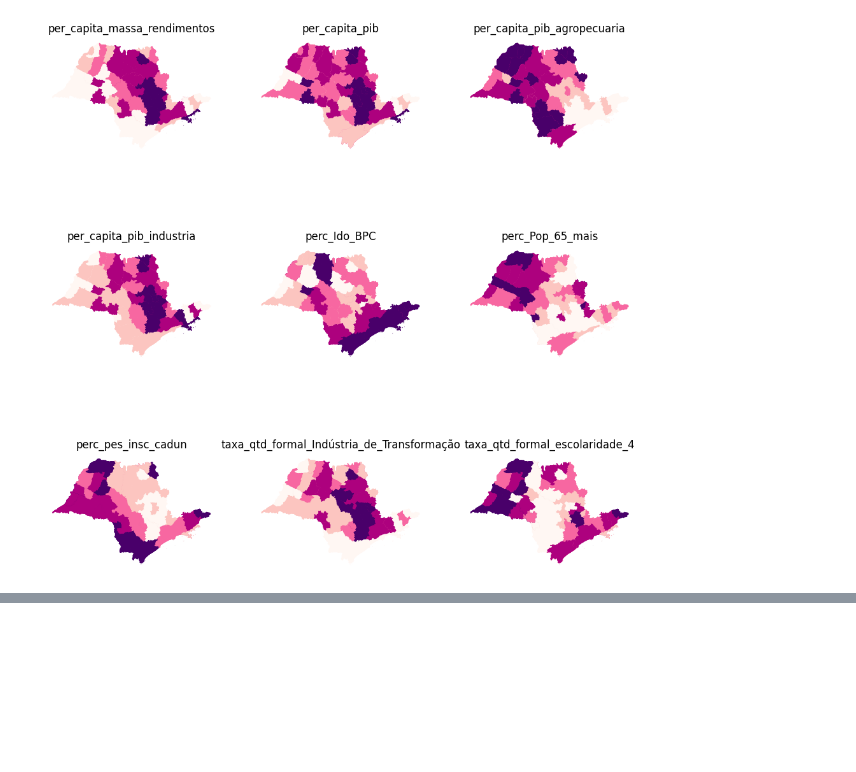
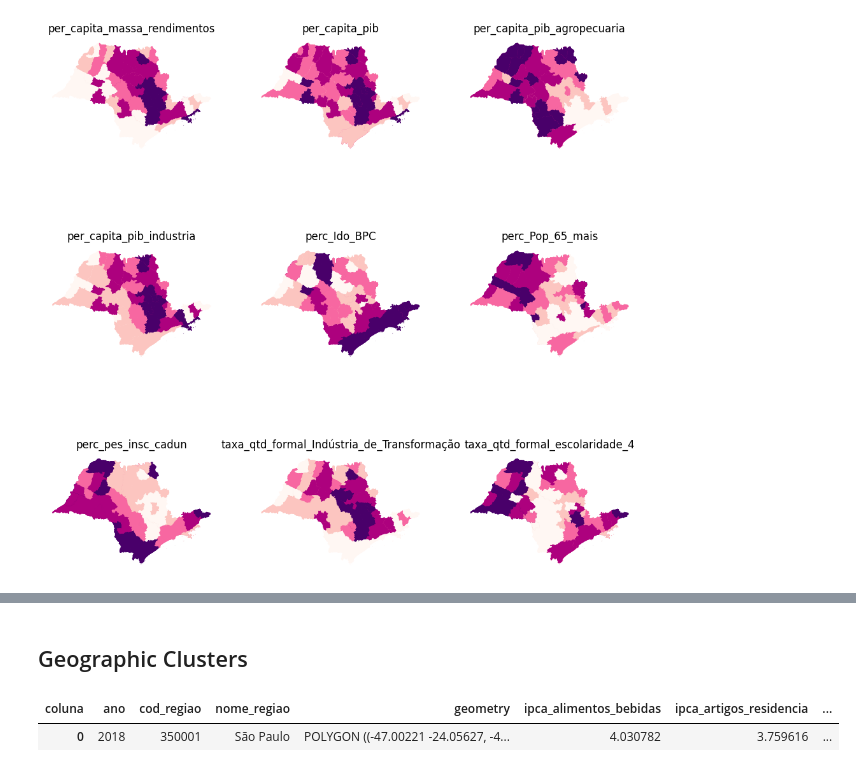
Before and after one commit to gustavonegrao/projeto_SSC0957, a Jupyter notebook: modelagem.ipynb, the cells around one changed output, grey strips where cells are left out. Cells and saved outputs as stored; diff of their text form; code cells hidden in the pictures; blank space fills up the shorter version.

```diff
--- a/modelagem.ipynb
+++ b/modelagem.ipynb
@@ -81,0 +162,7 @@ plt.show()
+# %% [markdown]
+## Geographic Clusters
+# %%
+df_wide.head(1)
+# %% [output]
+| coluna | ano | cod_regiao | nome_regiao | geometry | ipca_alimentos_bebidas | ipca_artigos_residencia | ... |
+| 0 | 2018 | 350001 | São Paulo | POLYGON ((-47.00221 -24.05627, -4... | 4.030782 | 3.759616 | ... |
```
Also changed, not shown: parts of 16 cells of this notebook.
